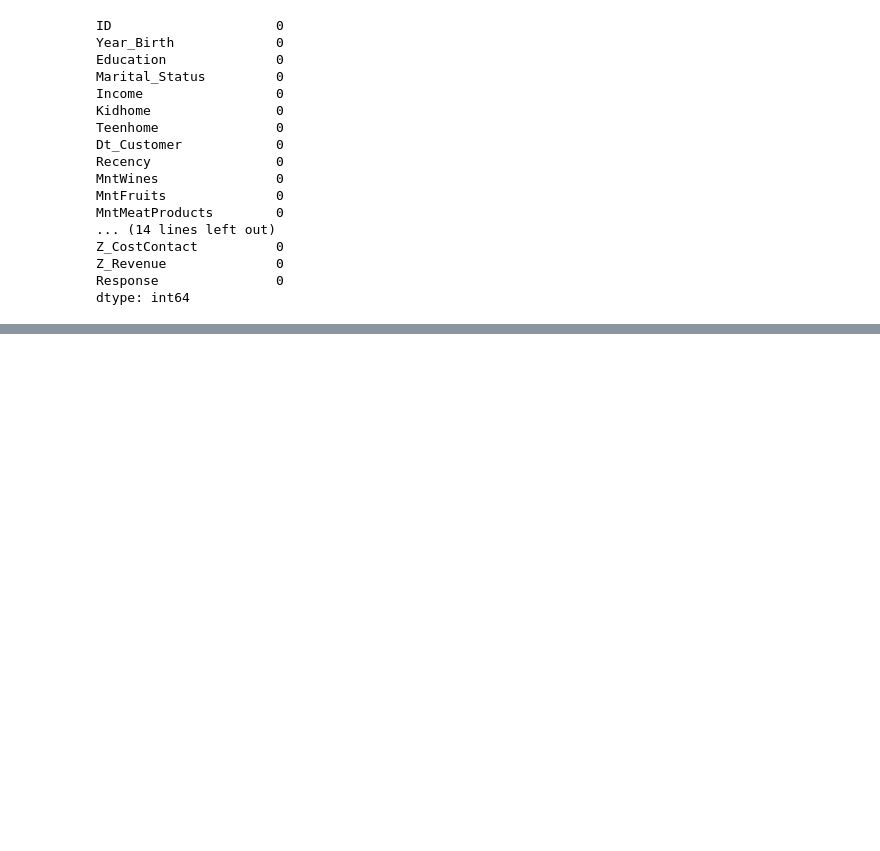
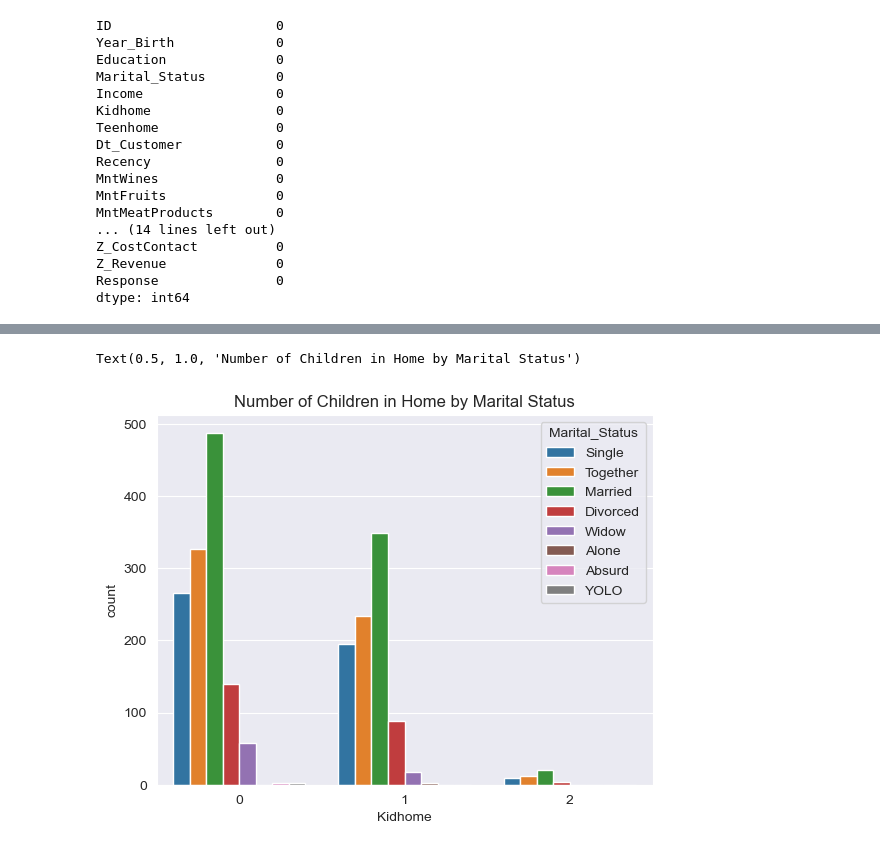
Before and after one commit to emmanuelaraba/customer-classification, a Jupyter notebook: customer-classification.ipynb, the cells around one changed output, grey strips where cells are left out. Cells and saved outputs as stored; diff of their text form; code cells hidden in the pictures; blank space fills up the shorter version.

```diff
--- a/customer-classification.ipynb
+++ b/customer-classification.ipynb
@@ -115,0 +152,7 @@ dtype: int64
+# %%
+# displaying the number of children in the home based on martial status
+sns.countplot(data=df, x='Kidhome', hue='Marital_Status')
+plt.title('Number of Children in Home by Marital Status')
+# %% [output]
+Text(0.5, 1.0, 'Number of Children in Home by Marital Status')
+[figure, added]
```
Also changed, not shown: parts of 20 cells of this notebook.
